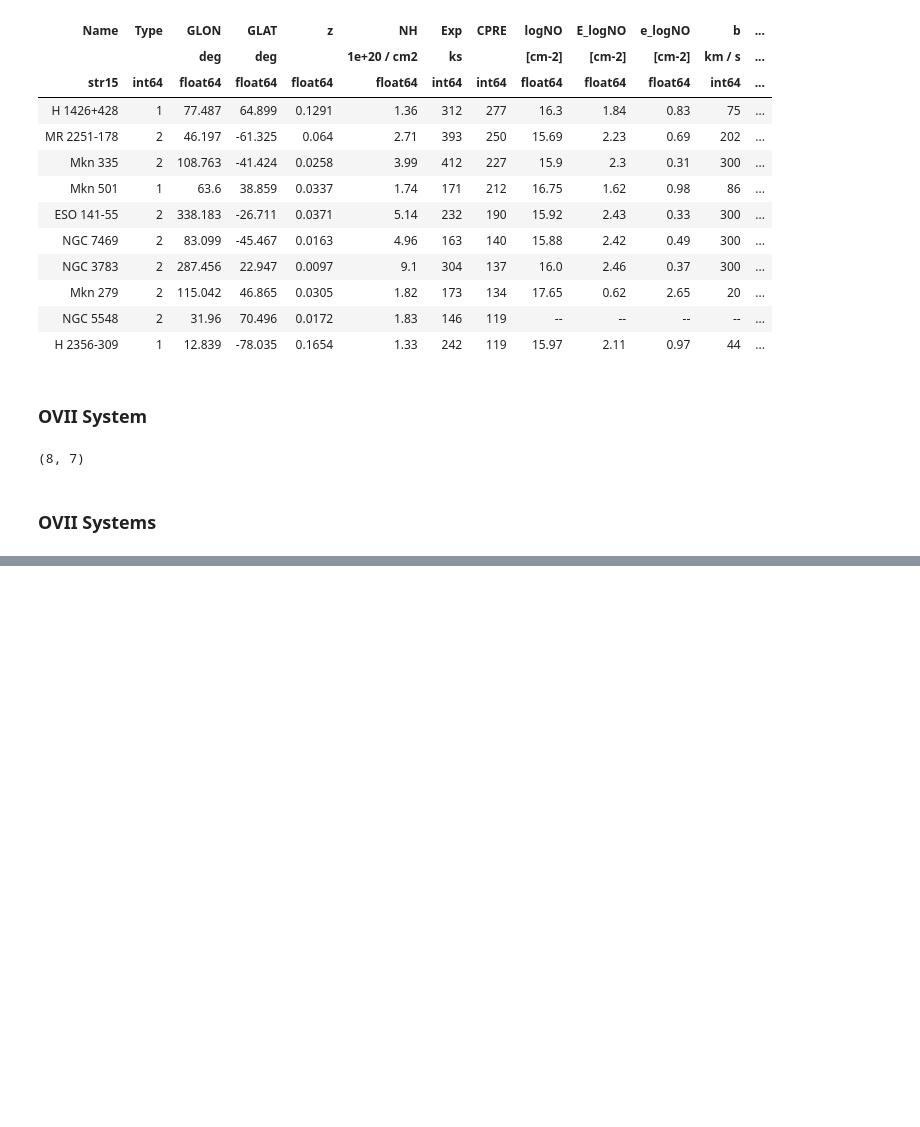
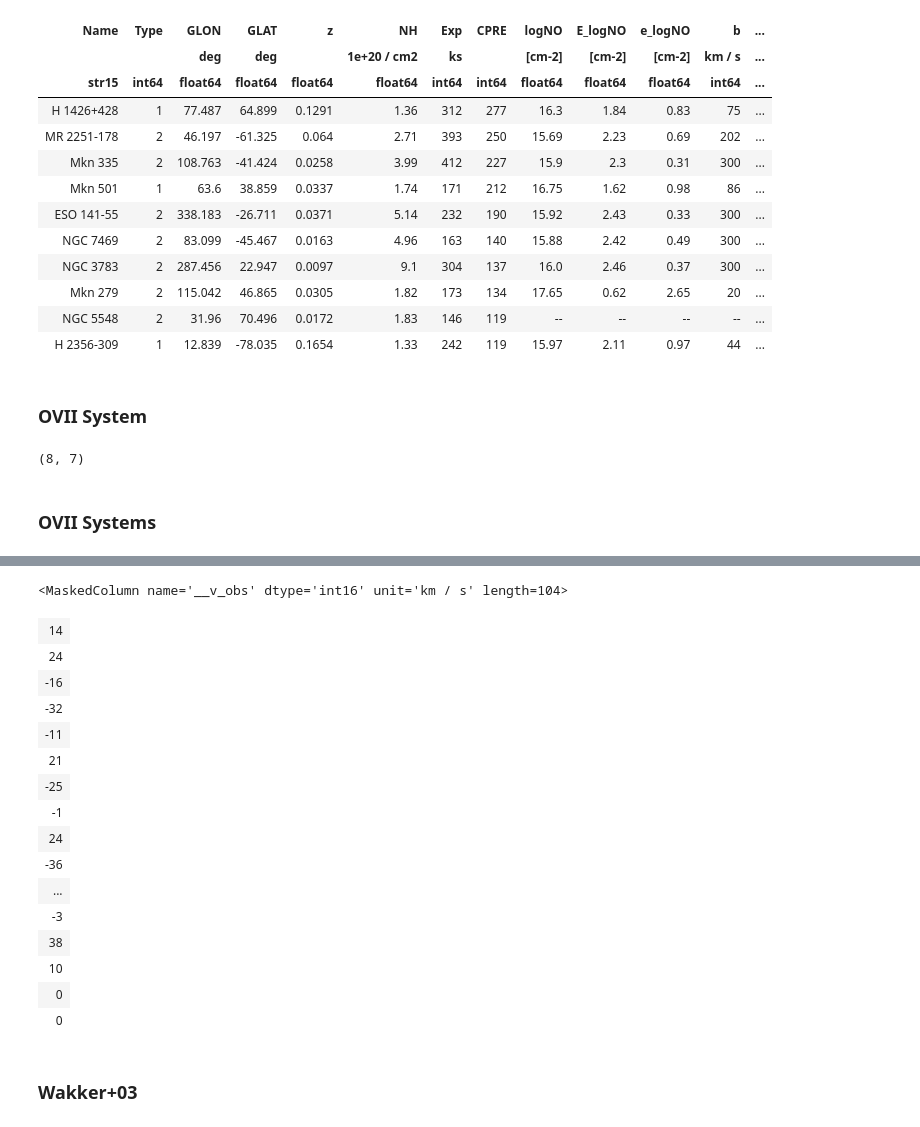
Before and after one commit to pyigm/pyigm, a Jupyter notebook: docs/datasets/MilkyWay_absline.ipynb, the cells around one changed output, grey strips where cells are left out. Saved outputs shown, nothing was run; the diff lists cells and outputs as text; code cells hidden in the pictures; blank space fills up the shorter version.

```diff
--- a/docs/datasets/MilkyWay_absline.ipynb
+++ b/docs/datasets/MilkyWay_absline.ipynb
@@ -90,0 +123,22 @@ ovii_tbl
+# %%
+savage_ovi['__v_obs']
+# %% [output]
+<MaskedColumn name='__v_obs' dtype='int16' unit='km / s' length=104>
+| 14 |
+| 24 |
+| -16 |
+| -32 |
+| -11 |
+| 21 |
+| -25 |
+| -1 |
+| 24 |
+| -36 |
+| ... |
+| -3 |
+| 38 |
+| 10 |
+| 0 |
+| 0 |
+# %% [markdown]
+### Wakker+03
```
Also changed, not shown: parts of 8 cells of this notebook, 5 other files.
